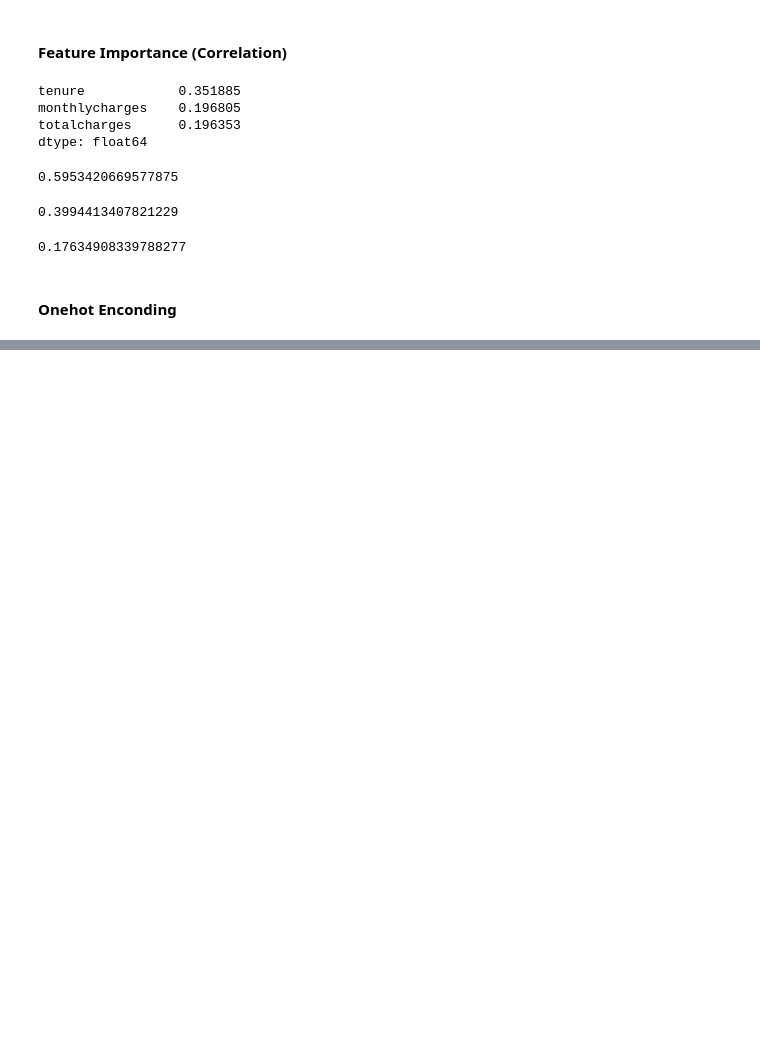
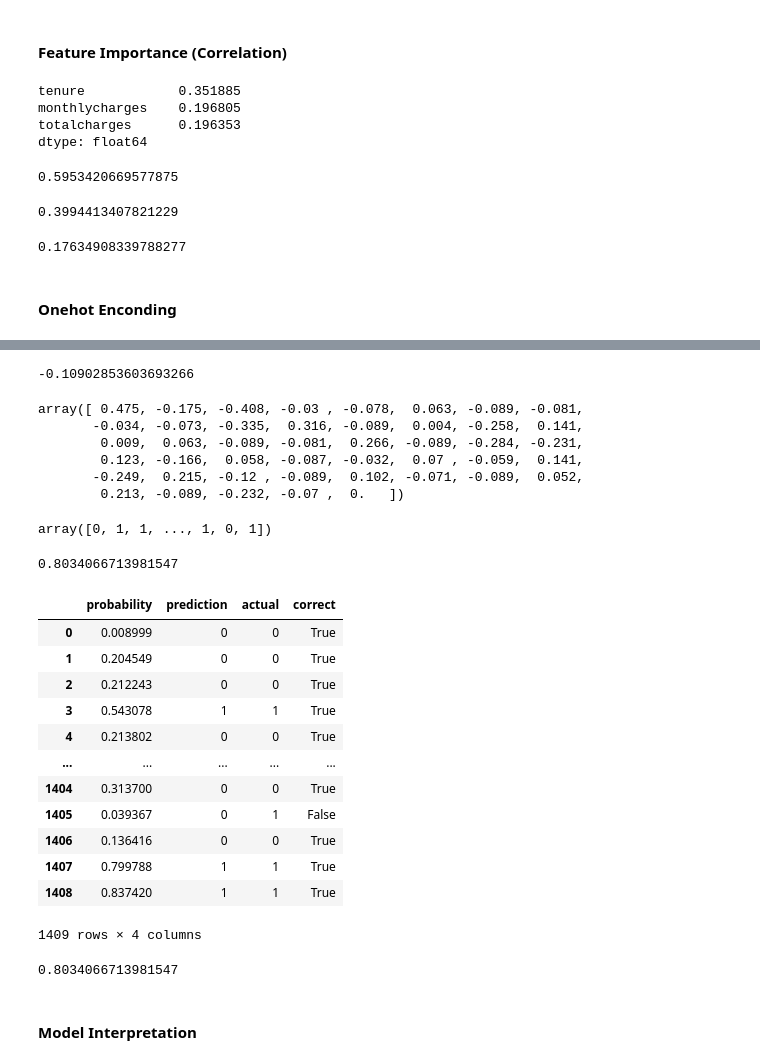
Before and after one commit to agudze-silas/ml-zoomcamp, a Jupyter notebook: week-3/notebook.ipynb, the cells around one changed output, grey strips where cells are left out. Drawn from its saved outputs; the diff is of its cells as text; code cells hidden in the pictures; blank space fills up the shorter version.

```diff
--- a/week-3/notebook.ipynb
+++ b/week-3/notebook.ipynb
@@ -310,0 +336,3 @@ df_full_train[df_full_train.tenure > 12].churn.mean()
+# %%
+model = LogisticRegression()
+model.fit(X_train,y_train)
@@ -310,0 +348,57 @@ df_full_train[df_full_train.tenure > 12].churn.mean()
+# %%
+model.intercept_[0]
+# %% [output]
+-0.10902853603693266
+# %%
+model.coef_[0].round(3)
+# %% [output]
+array([ 0.475, -0.175, -0.408, -0.03 , -0.078,  0.063, -0.089, -0.081,
+       -0.034, -0.073, -0.335,  0.316, -0.089,  0.004, -0.258,  0.141,
+        0.009,  0.063, -0.089, -0.081,  0.266, -0.089, -0.284, -0.231,
+        0.123, -0.166,  0.058, -0.087, -0.032,  0.07 , -0.059,  0.141,
+       -0.249,  0.215, -0.12 , -0.089,  0.102, -0.071, -0.089,  0.052,
+        0.213, -0.089, -0.232, -0.07 ,  0.   ])
+# %%
+# hard prediction
+model.predict(X_train)
+# %% [output]
+array([0, 1, 1, ..., 1, 0, 1])
+# %%
+# soft prediction
+y_pred = model.predict_proba(X_val)[:,1]
+# %%
+churn_decision = (y_pred >= 0.5)
+# %%
+# accuracy for our model
+# churn_decision.astype(int)
+(y_val == churn_decision).mean()
+# %% [output]
+0.8034066713981547
+# %%
+df_pred = pd.DataFrame()
+df_pred['probability'] = y_pred
+df_pred['prediction'] = churn_decision.astype(int)
+df_pred['actual'] = y_val
+
+df_pred['correct'] = df_pred['prediction'] == df_pred['actual']
+df_pred
+# %% [output]
+|  | probability | prediction | actual | correct |
+| 0 | 0.008999 | 0 | 0 | True |
+| 1 | 0.204549 | 0 | 0 | True |
+| 2 | 0.212243 | 0 | 0 | True |
+| 3 | 0.543078 | 1 | 1 | True |
+| 4 | 0.213802 | 0 | 0 | True |
+| ... | ... | ... | ... | ... |
+| 1404 | 0.313700 | 0 | 0 | True |
+| 1405 | 0.039367 | 0 | 1 | False |
+| 1406 | 0.136416 | 0 | 0 | True |
+| 1407 | 0.799788 | 1 | 1 | True |
+| 1408 | 0.837420 | 1 | 1 | True |
+1409 rows × 4 columns
+# %%
+df_pred.correct.mean()
+# %% [output]
+0.8034066713981547
+# %% [markdown]
+#### **Model Interpretation**
```
Also changed, not shown: parts of 29 cells of this notebook.
